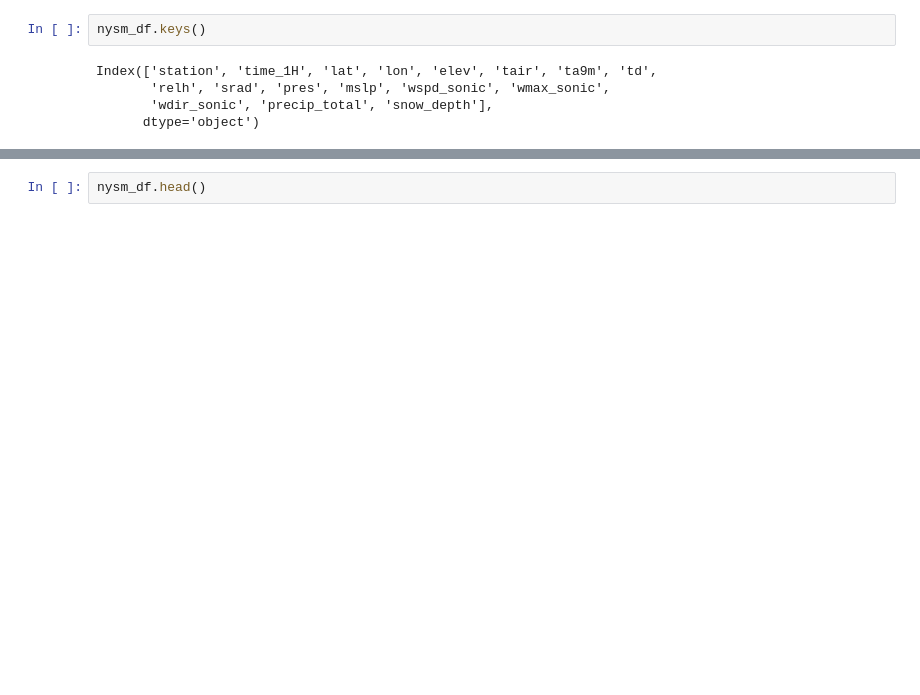
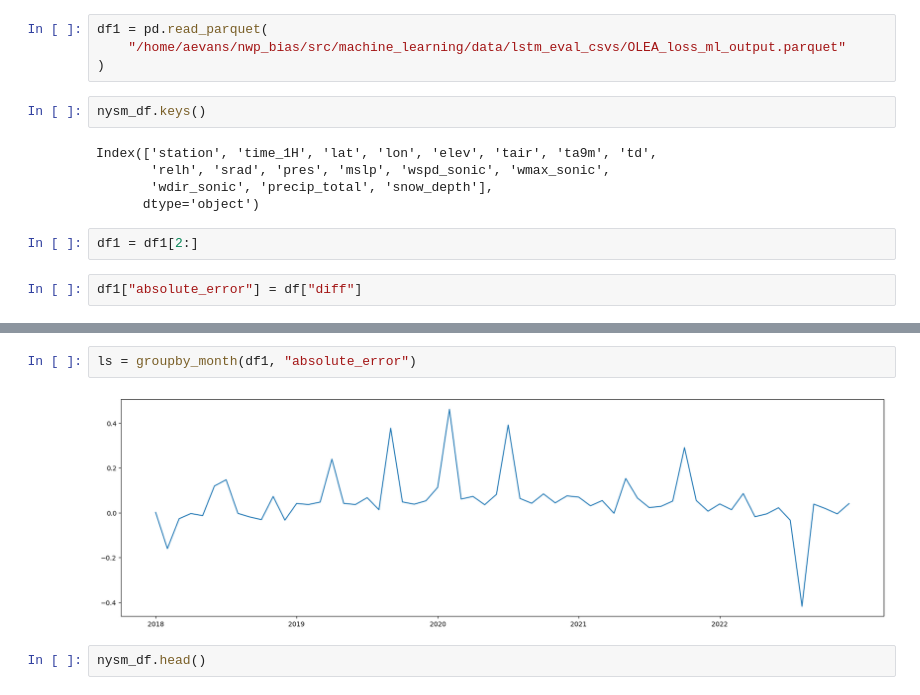
Before and after one commit to shmaronshmevans/nwp_bias, a Jupyter notebook: src/machine_learning/notebooks/emd.ipynb, the cells around one changed output, grey strips where cells are left out. Cells and saved outputs as stored; diff of their text form; blank space fills up the shorter version.

```diff
--- a/src/machine_learning/notebooks/emd.ipynb
+++ b/src/machine_learning/notebooks/emd.ipynb
@@ -308,3 +302,7 @@ nysm_df.dropna(inplace=True)
+# %%
+df1 = pd.read_parquet(
+    "/home/aevans/nwp_bias/src/machine_learning/data/lstm_eval_csvs/OLEA_loss_ml_output.parquet"
+)
 # %%
 nysm_df.keys()
 # %% [output]
@@ -312,3 +310,7 @@ Index(['station', 'time_1H', 'lat', 'lon', 'elev', 'tair', 'ta9m', 'td',
        'relh', 'srad', 'pres', 'mslp', 'wspd_sonic', 'wmax_sonic',
        'wdir_sonic', 'precip_total', 'snow_depth'],
       dtype='object')
+# %%
+df1 = df1[2:]
+# %%
+df1["absolute_error"] = df["diff"]
@@ -315,3 +359,7 @@ Index(['station', 'time_1H', 'lat', 'lon', 'elev', 'tair', 'ta9m', 'td',
+# %%
+ls = groupby_month(df1, "absolute_error")
+# %% [output]
+[figure, added]
 # %%
 nysm_df.head()
 # %% [output]
```
Also changed, not shown: parts of 24 cells of this notebook, 12 other files.
